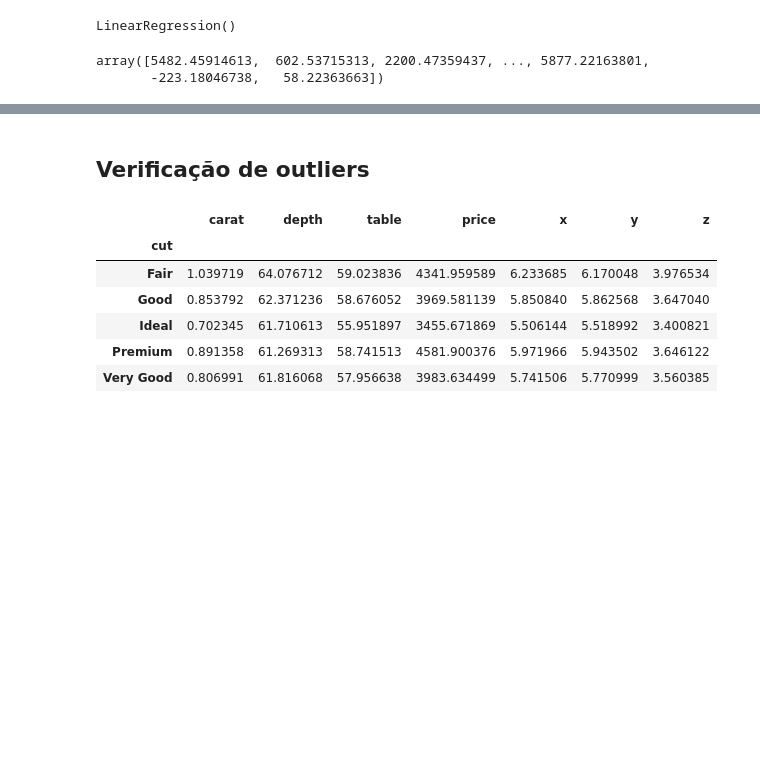
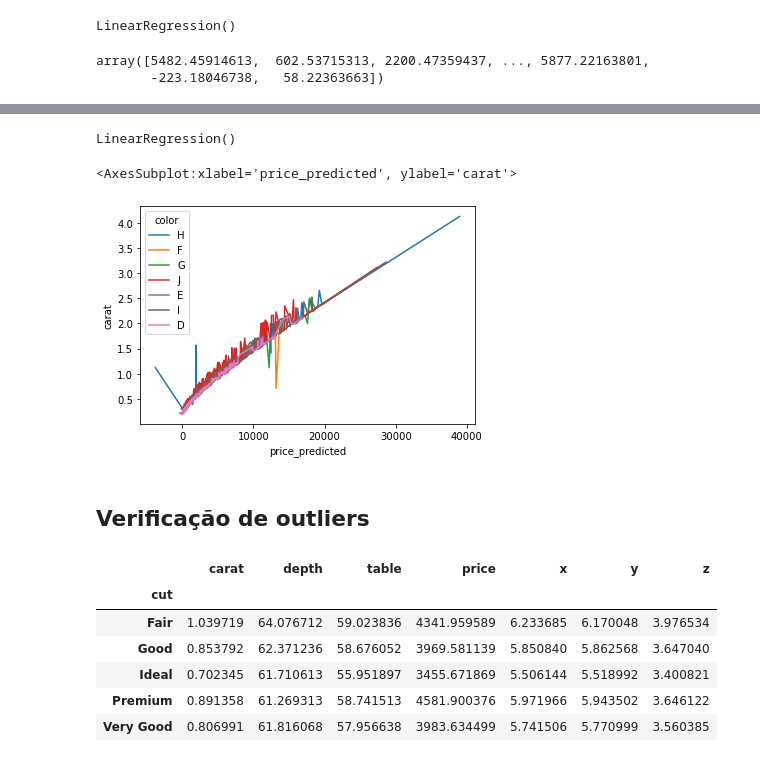
Before and after one commit to carlarbj/pricing_diamonds, a Jupyter notebook: diamond_price_prediction.ipynb, the cells around one changed output, grey strips where cells are left out. Drawn from its saved outputs; the diff is of its cells as text; code cells hidden in the pictures; blank space fills up the shorter version.

```diff
--- a/diamond_price_prediction.ipynb
+++ b/diamond_price_prediction.ipynb
@@ -217,0 +317,11 @@ model=LinearRegression()
+# %%
+XD=diamond_cat.loc[maskD,['x','y', 'z', 'carat']]
+yD=diamond_cat.loc[maskD,'price']
+# %%
+modelD=LinearRegression()
+# %%
+modelD.fit(XD, yD)
+# %% [output]
+LinearRegression()
+# %%
+diamonds_rick.loc[(diamond_cat.color == 'D') | (diamond_cat.color == 'E')| (diamond_cat.color == 'F')| (diamond_cat.color == 'G'),'price_predicted'] = modelD.predict(diamonds_rick.loc[(diamond_cat.color == 'D') | (diamond_cat.color == 'E')| (diamond_cat.color == 'F')| (diamond_cat.color == 'G'),['x', 'y','z', 'carat']])
@@ -218,3 +330,8 @@ model=LinearRegression()
+# %%
+sns.lineplot(diamonds_rick.price_predicted,diamonds_rick.carat, hue=diamonds_rick.color)
+# %% [output]
+<AxesSubplot:xlabel='price_predicted', ylabel='carat'>
+[figure, added]
 # %% [markdown]
 ## Verificação de outliers
 # %%
```
Also changed, not shown: parts of 54 cells of this notebook, 1 other file.
